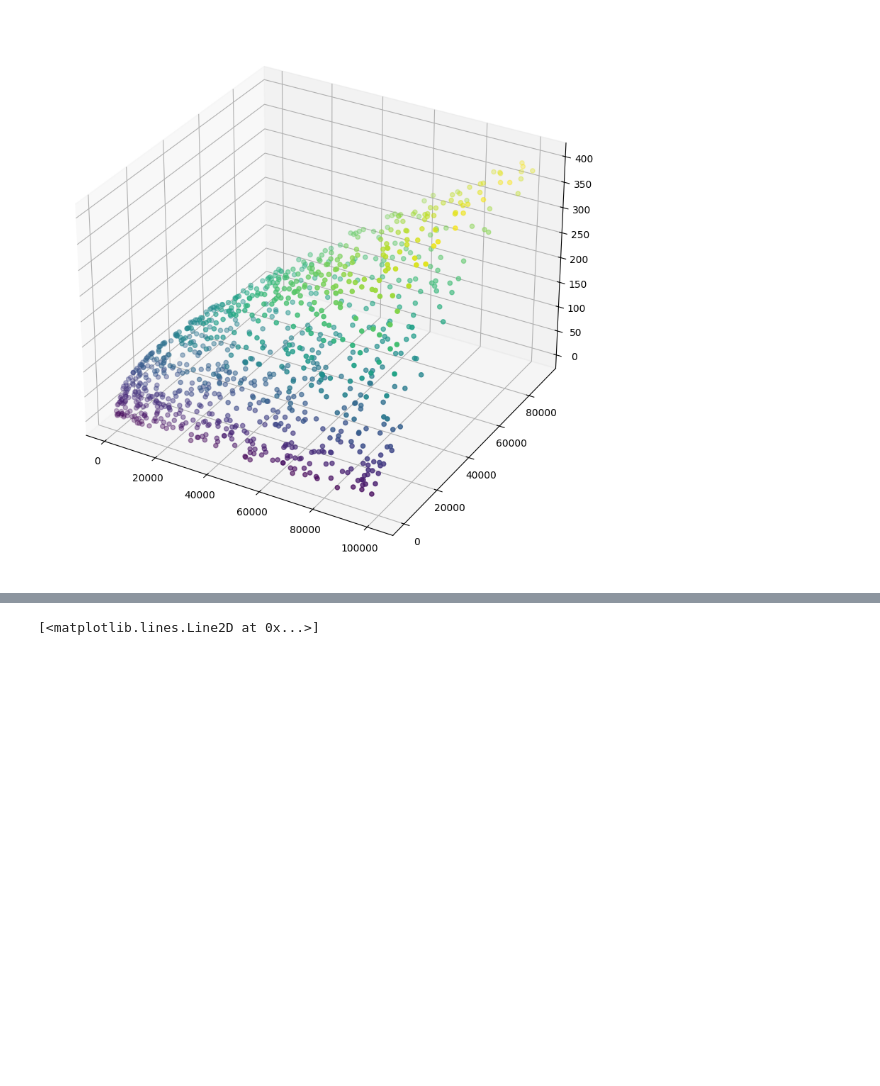
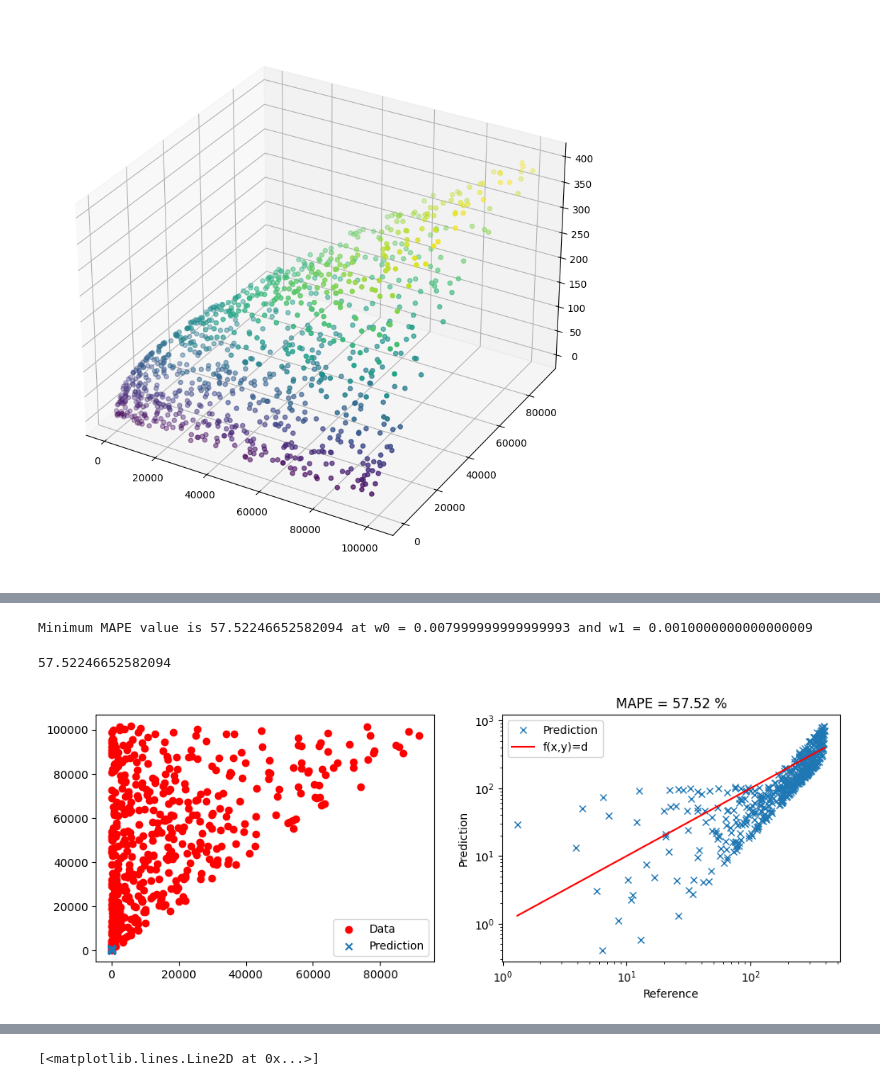
Before and after one commit to CtrlC-CtrlV-ftw/newrepoass2, a Jupyter notebook: 1B - Linear Regression.ipynb, the cells around one changed output, grey strips where cells are left out. Drawn from its saved outputs; the diff is of its cells as text; code cells hidden in the pictures; blank space fills up the shorter version.

```diff
--- a/1B - Linear Regression.ipynb
+++ b/1B - Linear Regression.ipynb
@@ -148,0 +183,13 @@ Minimum MAPE value is 56.77561758644002 at w0 = 0.1 and w1 = 0.109
+# %%
+mape_matrix_wavelengthmoreheight = np.zeros((200, 200))
+for i in range(200):
+    for j in range(200):
+        mape_matrix_wavelengthmoreheight[i, j] = linear_network(data_wavelengthmoreheight["x0"], data_wavelengthmoreheight["x1"], [i/1000 - 0.1, j/1000 - 0.1], data_wavelengthmoreheight["x2"])[3]
+
+min_mape_wavelengthmoreheight = np.where(mape_matrix_wavelengthmoreheight == np.min(mape_matrix_wavelengthmoreheight))
+print(f"Minimum MAPE value is {np.min(mape_matrix_wavelengthmoreheight)} at w0 = {min_mape_wavelengthmoreheight[0][0]/1000 - 0.1} and w1 = {min_mape_wavelengthmoreheight[1][0]/1000 - 0.1}")
+fit_and_validate([min_mape_wavelengthmoreheight[0][0]/1000 - 0.1, min_mape_wavelengthmoreheight[1][0]/1000 - 0.1], data_wavelengthmoreheight, data_wavelengthmoreheight, linear_network)
+# %% [output]
+Minimum MAPE value is 57.52246652582094 at w0 = 0.007999999999999993 and w1 = 0.0010000000000000009
+57.52246652582094
+[figure, added]
```
Also changed, not shown: parts of 8 cells of this notebook.
